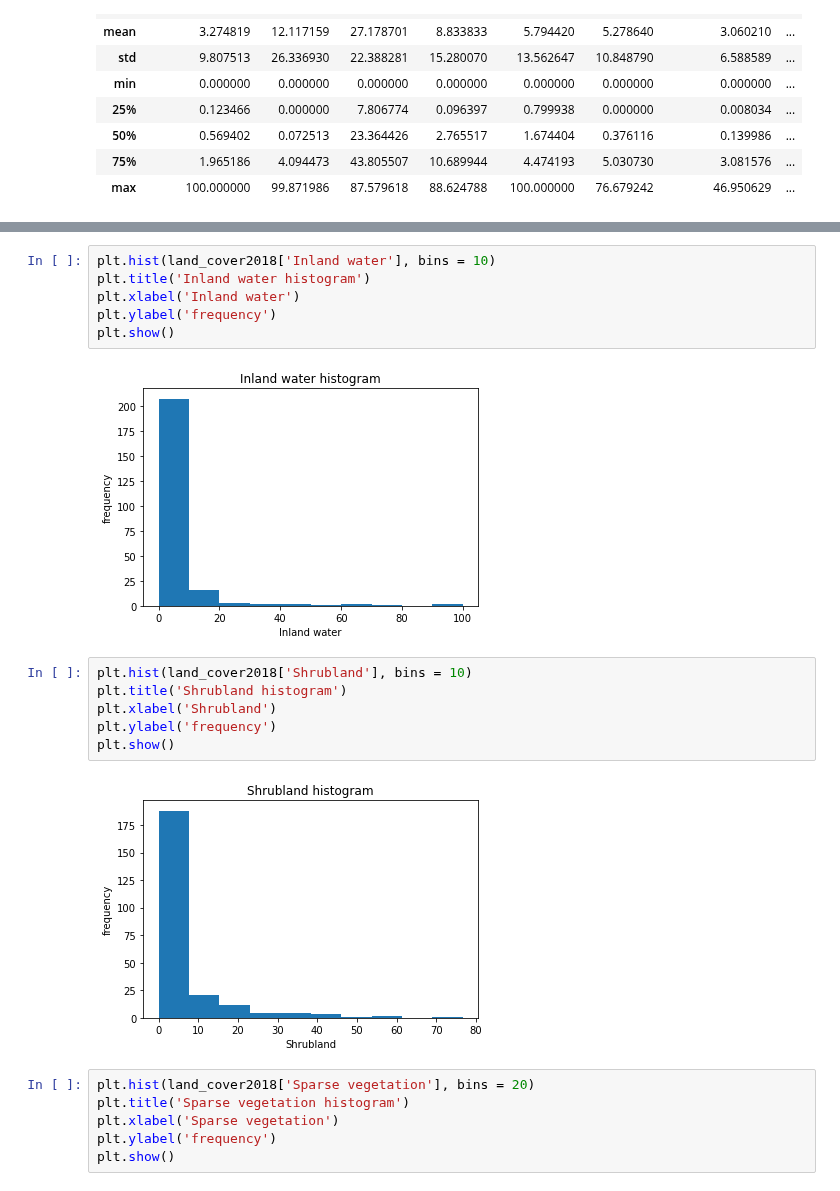
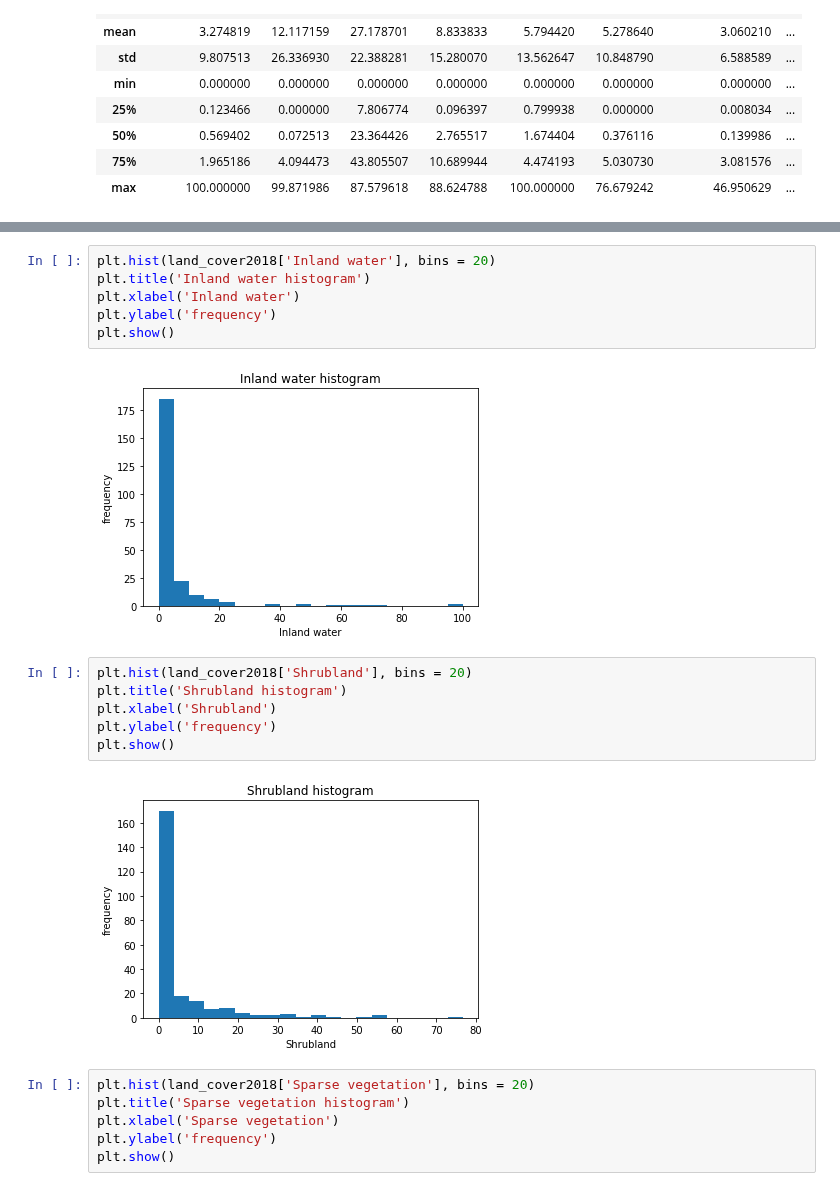
Before and after one commit to MarkusKiesel93/DOPPThreatenedSpecies, a Jupyter notebook: land_cover.ipynb, the cells around one changed output, grey strips where cells are left out. Saved outputs shown, nothing was run; the diff lists cells and outputs as text.

```diff
--- a/land_cover.ipynb
+++ b/land_cover.ipynb
@@ -343,19 +343,19 @@ plt.show()
 # %%
-plt.hist(land_cover2018['Inland water'], bins = 10)
+plt.hist(land_cover2018['Inland water'], bins = 20)
 plt.title('Inland water histogram')
 plt.xlabel('Inland water')
 plt.ylabel('frequency')
 plt.show()
 # %% [output]
-[figure, old version]
+[figure, new version]
 # %%
-plt.hist(land_cover2018['Shrubland'], bins = 10)
+plt.hist(land_cover2018['Shrubland'], bins = 20)
 plt.title('Shrubland histogram')
 plt.xlabel('Shrubland')
 plt.ylabel('frequency')
 plt.show()
 # %% [output]
-[figure, old version]
+[figure, new version]
 # %%
 plt.hist(land_cover2018['Sparse vegetation'], bins = 20)
 plt.title('Sparse vegetation histogram')
```
Also changed, not shown: parts of 4 cells of this notebook.
